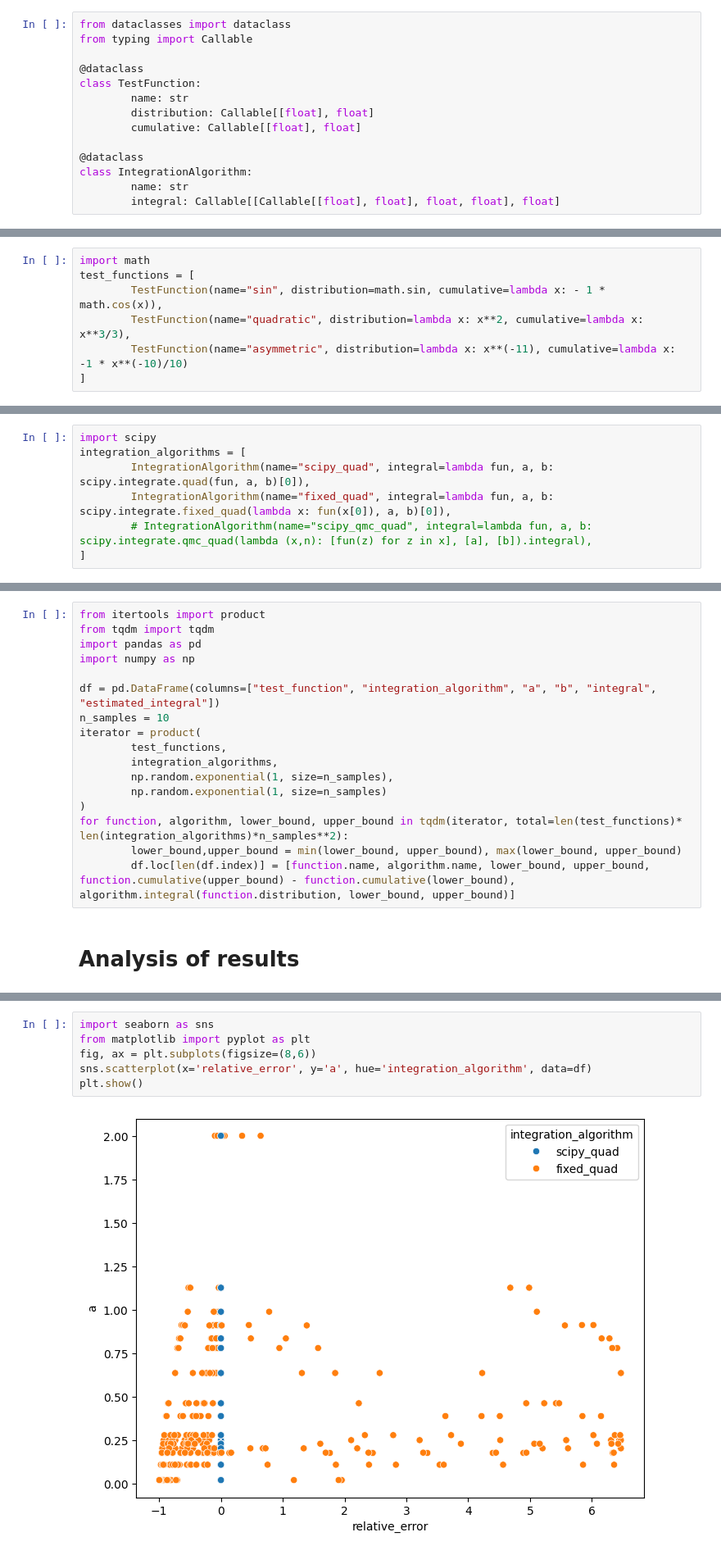
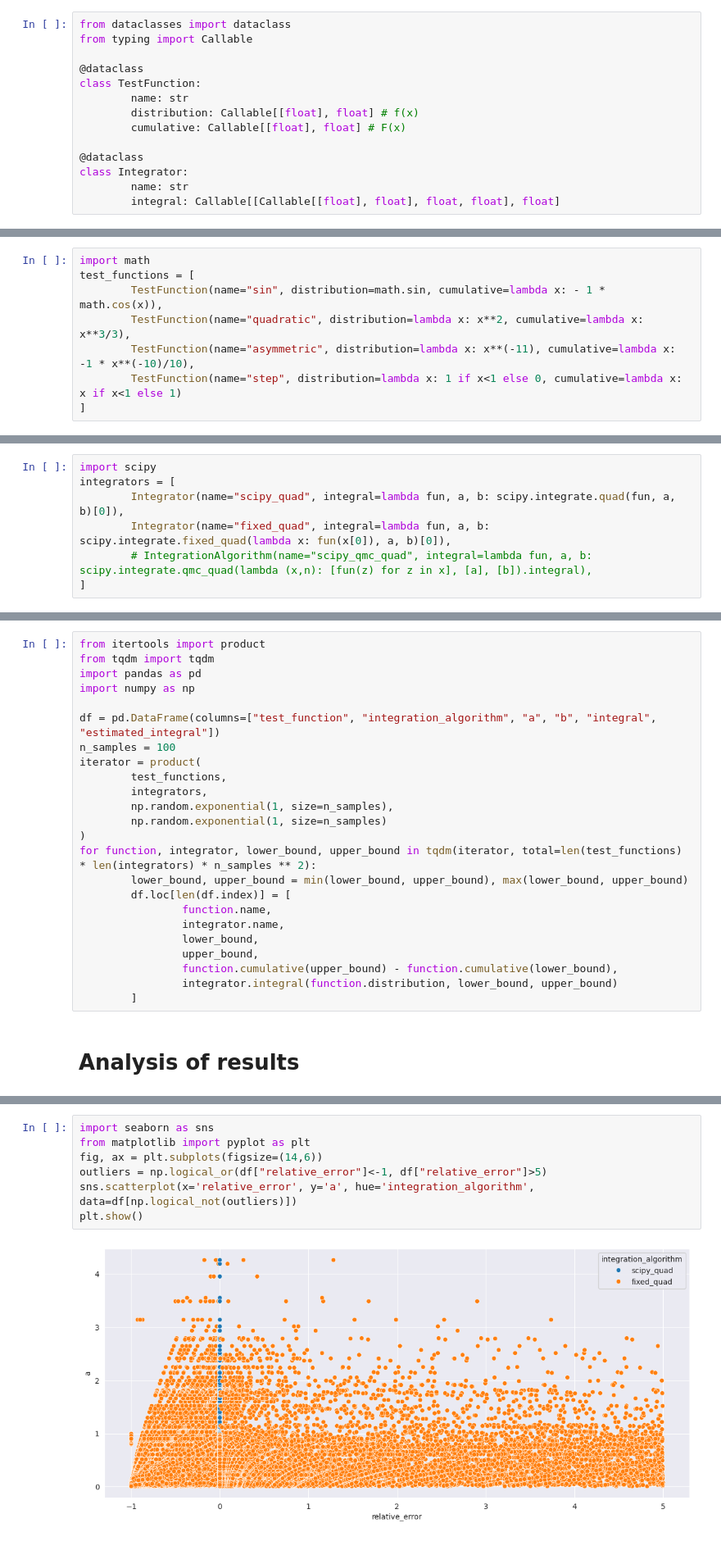
Before and after one commit to migueltorrescosta/notebooks, a Jupyter notebook: Scribbles/NumericalIntegration.ipynb, the cells around one changed output, grey strips where cells are left out. Shown at 82% size. Saved outputs shown, nothing was run; the diff lists cells and outputs as text.

```diff
--- a/Scribbles/NumericalIntegration.ipynb
+++ b/Scribbles/NumericalIntegration.ipynb
@@ -9,11 +13,11 @@ from typing import Callable
 @dataclass
 class TestFunction:
         name: str
-        distribution: Callable[[float], float]
-        cumulative: Callable[[float], float]
+        distribution: Callable[[float], float] # f(x)
+        cumulative: Callable[[float], float] # F(x)
 
 @dataclass
-class IntegrationAlgorithm:
+class Integrator:
         name: str
         integral: Callable[[Callable[[float], float], float, float], float]
 # %% [markdown]
@@ -23,6 +27,7 @@ import math
 test_functions = [
         TestFunction(name="sin", distribution=math.sin, cumulative=lambda x: - 1 * math.cos(x)),
         TestFunction(name="quadratic", distribution=lambda x: x**2, cumulative=lambda x: x**3/3),
-        TestFunction(name="asymmetric", distribution=lambda x: x**(-11), cumulative=lambda x: -1 * x**(-10)/10)
+        TestFunction(name="asymmetric", distribution=lambda x: x**(-11), cumulative=lambda x: -1 * x**(-10)/10),
+        TestFunction(name="step", distribution=lambda x: 1 if x<1 else 0, cumulative=lambda x: x if x<1 else 1)
 ]
 # %% [markdown]
@@ -30,8 +35,8 @@ test_functions = [
 # %%
 import scipy
-integration_algorithms = [
-        IntegrationAlgorithm(name="scipy_quad", integral=lambda fun, a, b: scipy.integrate.quad(fun, a, b)[0]),
-        IntegrationAlgorithm(name="fixed_quad", integral=lambda fun, a, b: scipy.integrate.fixed_quad(lambda x: fun(x[0]), a, b)[0]),
+integrators = [
+        Integrator(name="scipy_quad", integral=lambda fun, a, b: scipy.integrate.quad(fun, a, b)[0]),
+        Integrator(name="fixed_quad", integral=lambda fun, a, b: scipy.integrate.fixed_quad(lambda x: fun(x[0]), a, b)[0]),
         # IntegrationAlgorithm(name="scipy_qmc_quad", integral=lambda fun, a, b: scipy.integrate.qmc_quad(lambda (x,n): [fun(z) for z in x], [a], [b]).integral),
 ]
 # %% [markdown]
@@ -43,16 +48,23 @@ import pandas as pd
 import numpy as np
 
 df = pd.DataFrame(columns=["test_function", "integration_algorithm", "a", "b", "integral", "estimated_integral"])
-n_samples = 10
+n_samples = 100
 iterator = product(
         test_functions,
-        integration_algorithms,
+        integrators,
         np.random.exponential(1, size=n_samples),
         np.random.exponential(1, size=n_samples)
 )
-for function, algorithm, lower_bound, upper_bound in tqdm(iterator, total=len(test_functions)* len(integration_algorithms)*n_samples**2):
-        lower_bound,upper_bound = min(lower_bound, upper_bound), max(lower_bound, upper_bound)
-        df.loc[len(df.index)] = [function.name, algorithm.name, lower_bound, upper_bound, function.cumulative(upper_bound) - function.cumulative(lower_bound), algorithm.integral(function.distribution, lower_bound, upper_bound)]
+for function, integrator, lower_bound, upper_bound in tqdm(iterator, total=len(test_functions) * len(integrators) * n_samples ** 2):
+        lower_bound, upper_bound = min(lower_bound, upper_bound), max(lower_bound, upper_bound)
+        df.loc[len(df.index)] = [
+                function.name,
+                integrator.name,
+                lower_bound,
+                upper_bound,
+                function.cumulative(upper_bound) - function.cumulative(lower_bound),
+                integrator.integral(function.distribution, lower_bound, upper_bound)
+        ]
 # %% [markdown]
 # Analysis of results
 # %%
@@ -74,8 +80,9 @@ df["relative_error"] = (df["estimated_integral"] - df["integral"])/ df["integral
 # %%
 import seaborn as sns
 from matplotlib import pyplot as plt
-fig, ax = plt.subplots(figsize=(8,6))
-sns.scatterplot(x='relative_error', y='a', hue='integration_algorithm', data=df)
+fig, ax = plt.subplots(figsize=(14,6))
+outliers = np.logical_or(df["relative_error"]<-1, df["relative_error"]>5)
+sns.scatterplot(x='relative_error', y='a', hue='integration_algorithm', data=df[np.logical_not(outliers)])
 plt.show()
 # %% [output]
-[figure, old version]
+[figure, new version]
```
Also changed, not shown: parts of 3 cells of this notebook.
